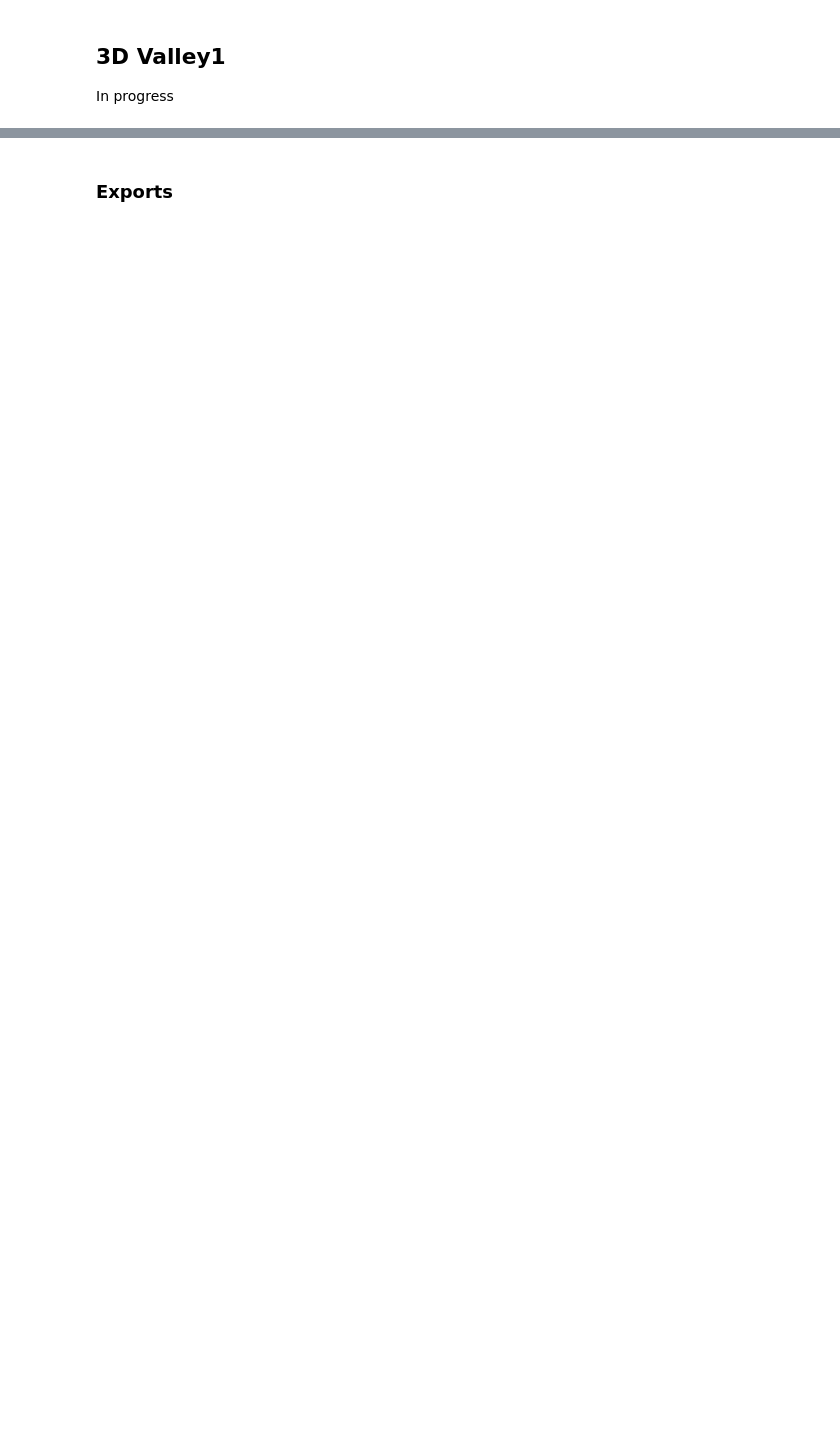
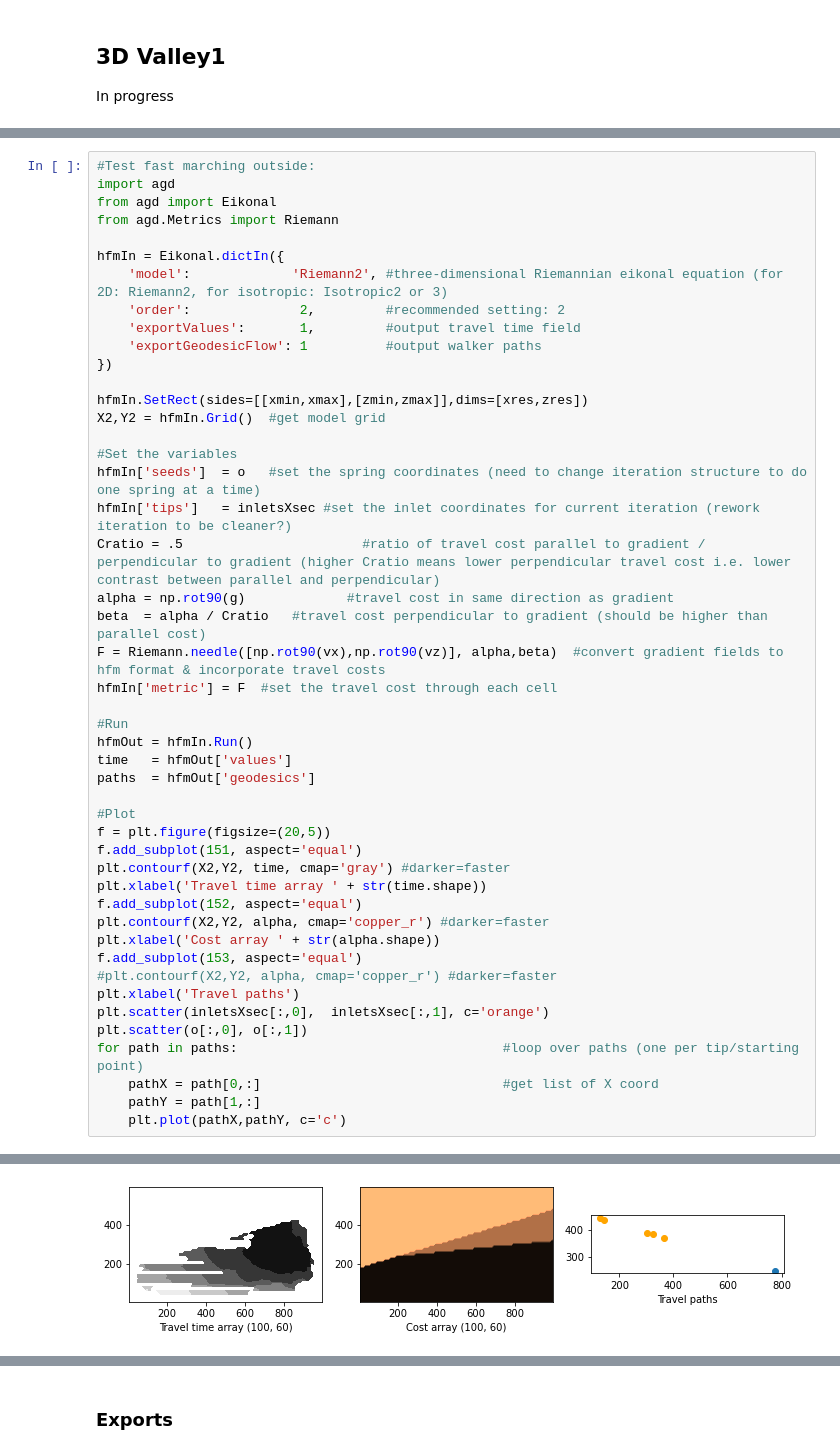
Before and after one commit to randlab/pyKasso, a Jupyter notebook: notebooks/simple_geology_generator.ipynb, the cells around one changed output, grey strips where cells are left out. Saved outputs shown, nothing was run; the diff lists cells and outputs as text; blank space fills up the shorter version.

```diff
--- a/notebooks/simple_geology_generator.ipynb
+++ b/notebooks/simple_geology_generator.ipynb
@@ -259,0 +359,48 @@ plt.legend(handles=legend, loc=[1.01,0.5])
+# %%
+#Test fast marching outside:
+import agd
+from agd import Eikonal
+from agd.Metrics import Riemann
+
+hfmIn = Eikonal.dictIn({
+    'model':             'Riemann2', #three-dimensional Riemannian eikonal equation (for 2D: Riemann2, for isotropic: Isotropic2 or 3)
+    'order':              2,         #recommended setting: 2
+    'exportValues':       1,         #output travel time field
+    'exportGeodesicFlow': 1          #output walker paths
+})
+
+hfmIn.SetRect(sides=[[xmin,xmax],[zmin,zmax]],dims=[xres,zres])
+X2,Y2 = hfmIn.Grid()  #get model grid
+
+#Set the variables
+hfmIn['seeds']  = o   #set the spring coordinates (need to change iteration structure to do one spring at a time)
+hfmIn['tips']   = inletsXsec #set the inlet coordinates for current iteration (rework iteration to be cleaner?)
+Cratio = .5                       #ratio of travel cost parallel to gradient / perpendicular to gradient (higher Cratio means lower perpendicular travel cost i.e. lower contrast between parallel and perpendicular)
+alpha = np.rot90(g)             #travel cost in same direction as gradient
+beta  = alpha / Cratio   #travel cost perpendicular to gradient (should be higher than parallel cost)
+F = Riemann.needle([np.rot90(vx),np.rot90(vz)], alpha,beta)  #convert gradient fields to hfm format & incorporate travel costs
+hfmIn['metric'] = F  #set the travel cost through each cell
+
+#Run
+hfmOut = hfmIn.Run()
+time   = hfmOut['values']
+paths  = hfmOut['geodesics']
+
+#Plot
+f = plt.figure(figsize=(20,5))
+f.add_subplot(151, aspect='equal')
+plt.contourf(X2,Y2, time, cmap='gray') #darker=faster
+plt.xlabel('Travel time array ' + str(time.shape))
+f.add_subplot(152, aspect='equal')
+plt.contourf(X2,Y2, alpha, cmap='copper_r') #darker=faster
+plt.xlabel('Cost array ' + str(alpha.shape))
+f.add_subplot(153, aspect='equal')
+#plt.contourf(X2,Y2, alpha, cmap='copper_r') #darker=faster
+plt.xlabel('Travel paths')
+plt.scatter(inletsXsec[:,0],  inletsXsec[:,1], c='orange')
+plt.scatter(o[:,0], o[:,1])
+for path in paths:                                  #loop over paths (one per tip/starting point)
+    pathX = path[0,:]                               #get list of X coord
+    pathY = path[1,:]
+    plt.plot(pathX,pathY, c='c')
+# %% [output]
@@ -259,0 +414 @@ plt.legend(handles=legend, loc=[1.01,0.5])
+[figure, added]
```
Also changed, not shown: parts of 11 cells of this notebook, 31 other files.
